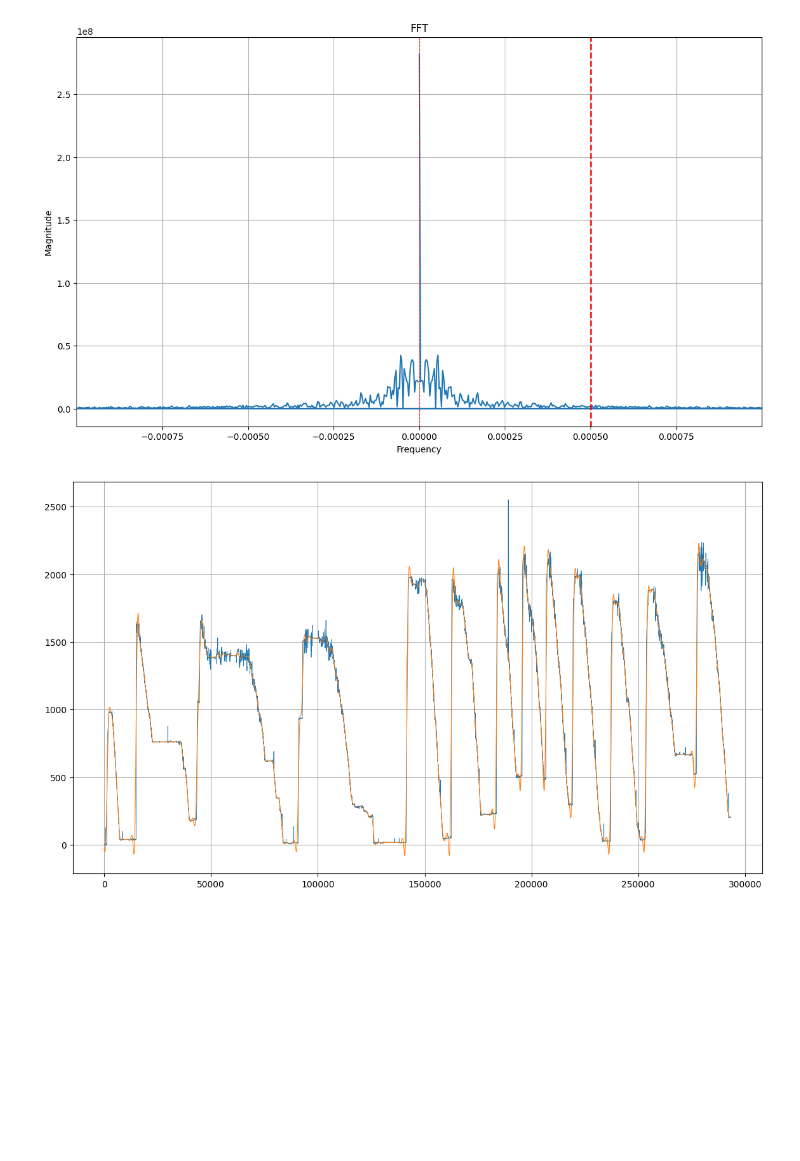
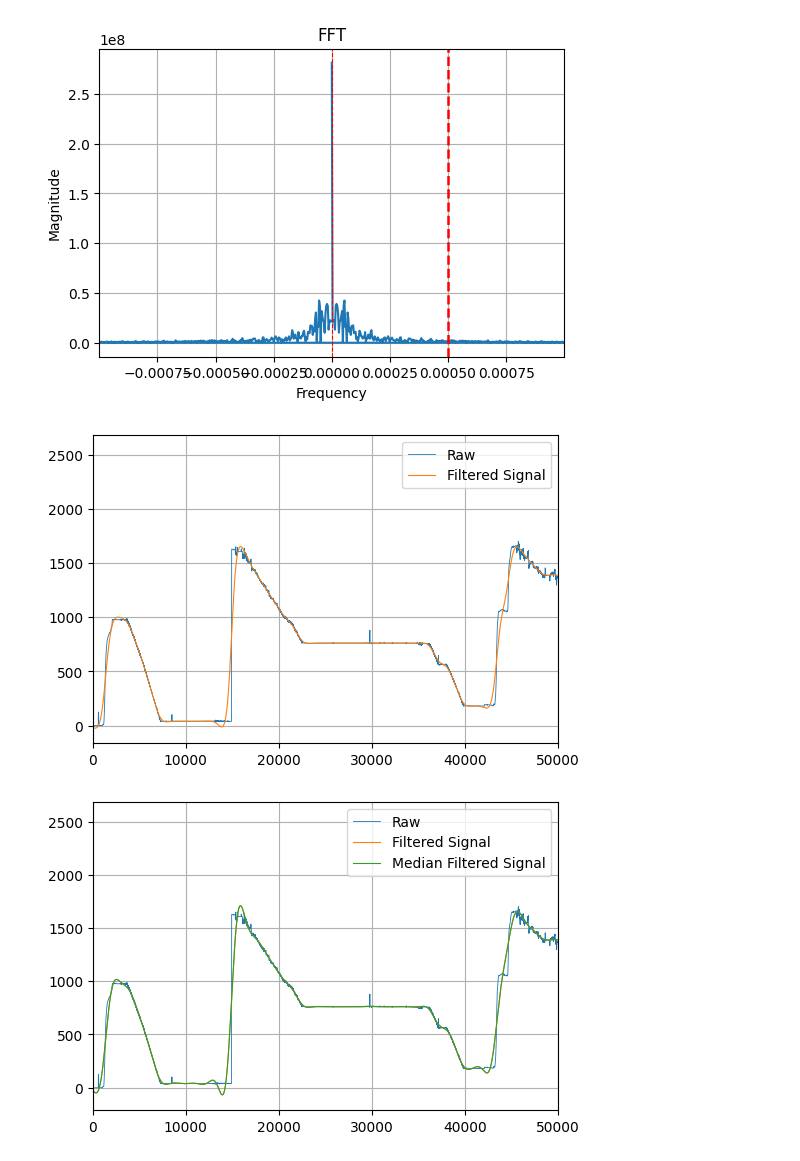
Before and after one commit to ilia-barynkin/udsp, a Jupyter notebook: issues/weights/weights.ipynb, the cells around one changed output. Cells and saved outputs as stored; diff of their text form; code cells hidden in the pictures; blank space fills up the shorter version.

Commit message:
modified filter kernel

```diff
--- a/issues/weights/weights.ipynb
+++ b/issues/weights/weights.ipynb
@@ -21,8 +21,8 @@ sampled_data_raw = df["Q"]
 fft = np.fft.fft(sampled_data_raw, len(sampled_data_raw))
 freq = np.fft.fftfreq(len(sampled_data_raw))
 
-width_px = 1400
-height_px = 800
+width_px = 600
+height_px = 400
 dpi = plt.rcParams['figure.dpi']
 
 # Plot FFT
@@ -37,33 +37,47 @@ plt.grid(True)
 # %%
 # Cut the FFT around the middle frequency
 mid_freq = np.quantile(freq, 0.5)
 bandwidth = 0.0005
 cutoff_frequency = mid_freq + bandwidth
 plt.figure(plt.figure(figsize=(width_px/dpi, height_px/dpi), dpi=dpi))
 plt.plot(freq, np.abs(fft))
 plt.xlabel('Frequency')
 plt.ylabel('Magnitude')
 plt.xlim(np.quantile(freq, 0.5 - bandwidth * 2), np.quantile(freq, 0.5 + bandwidth * 2))
 plt.axvline(cutoff_frequency, color='r', linestyle='--', label='Cutoff Frequency', linewidth=1.8)
 plt.axvline(mid_freq, color='r', linestyle='--', linewidth=0.8)
 plt.title('FFT')
 plt.grid(True)
 plt.title('FFT')
 plt.grid(True)
+#construct butterworth filter
+nyquist_frequency = 0.5 * 1
+normalized_cutoff = cutoff_frequency / nyquist_frequency
+b, a = signal.butter(2, normalized_cutoff, 'low', analog=False)
+zi = signal.lfilter_zi(b, a)
+filtered_signal, _ = signal.lfilter(b, a, sampled_data_raw, zi=zi*sampled_data_raw[0])
+filtered_signal = signal.filtfilt(b, a, sampled_data_raw)
+
+plt.figure(plt.figure(figsize=(width_px/dpi, height_px/dpi), dpi=dpi))
+plt.plot(df["Index"], sampled_data_raw, label="Raw", linewidth=0.6)
+plt.plot(df["Index"], filtered_signal, label="Filtered Signal", linewidth=0.8)
+plt.xlim(0, 50000)
+plt.legend()
+plt.grid(True)
 # %% [output]
-[figure, old version]
+[figure, new version]
+[figure, added]
 # %%
-#construct butterworth filter
-nyquist_frequency = 0.5 * 1
-normalized_cutoff = cutoff_frequency / nyquist_frequency
-b, a = signal.butter(4, normalized_cutoff, 'low', analog=False)
-zi = signal.lfilter_zi(b, a)
-filtered_signal, _ = signal.lfilter(b, a, sampled_data_raw, zi=zi*sampled_data_raw[0])
-filtered_signal = signal.filtfilt(b, a, sampled_data_raw)
+from scipy.ndimage import median_filter
 
+
+med_filtered_signal = median_filter(filtered_signal, size=100)
 plt.figure(plt.figure(figsize=(width_px/dpi, height_px/dpi), dpi=dpi))
 plt.plot(df["Index"], sampled_data_raw, label="Raw", linewidth=0.6)
 plt.plot(df["Index"], filtered_signal, label="Filtered Signal", linewidth=0.8)
+plt.plot(df["Index"], med_filtered_signal, label="Median Filtered Signal", linewidth=0.8)
+plt.xlim(0, 50000)
+plt.legend()
 plt.grid(True)
 # %% [output]
-[figure, old version]
+[figure, new version]
```
Also changed, not shown: parts of 1 cell of this notebook.
